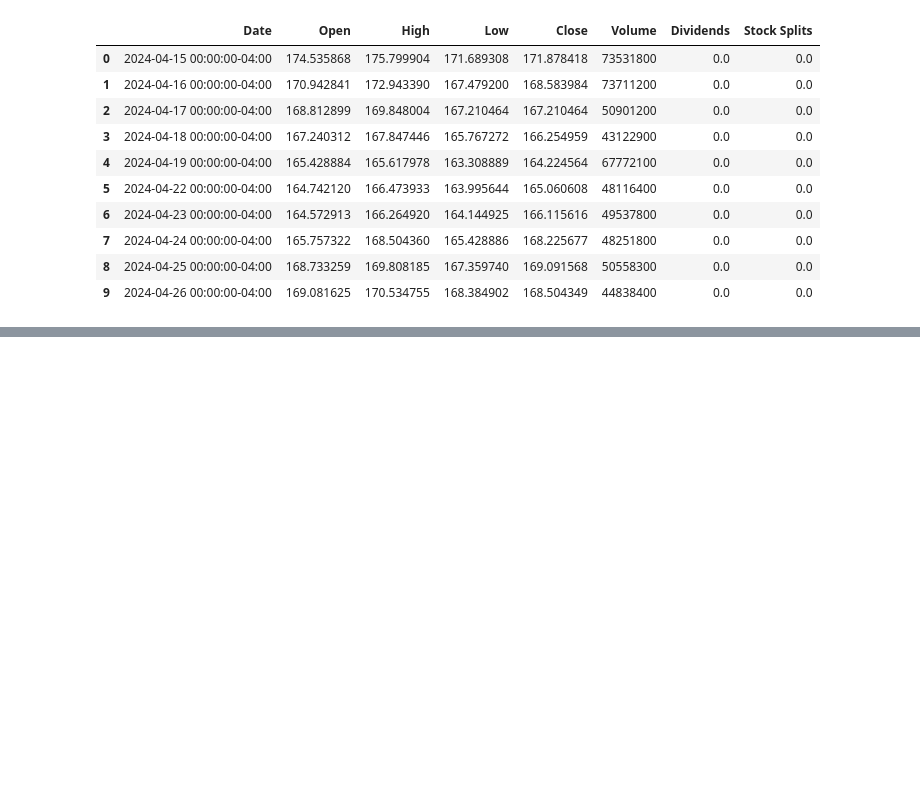
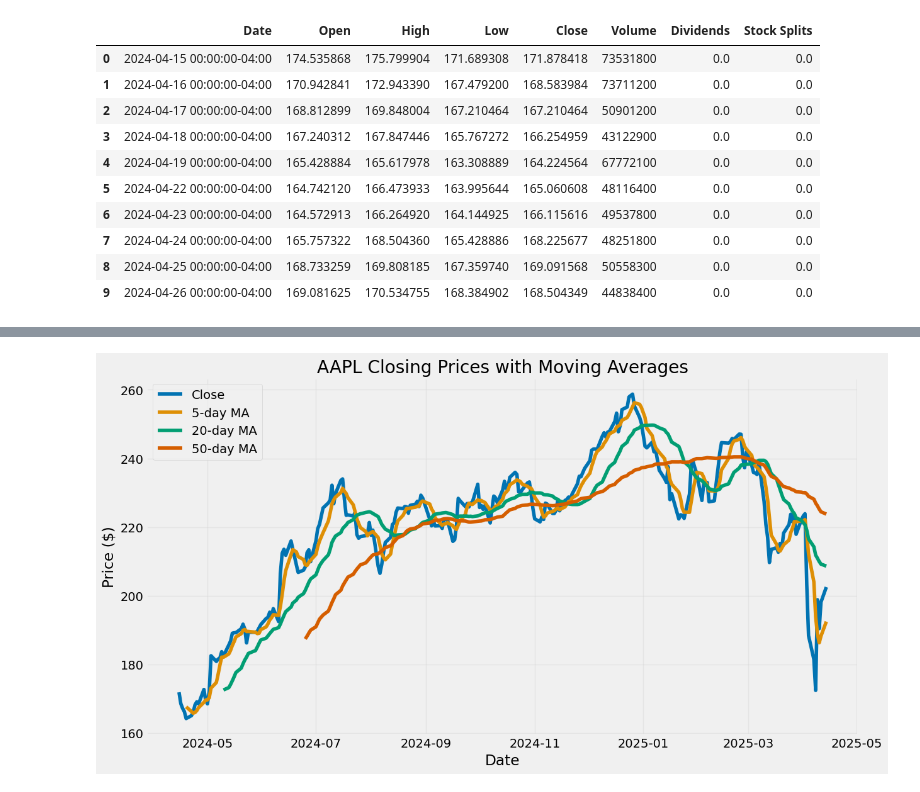
Before and after one commit to julianDalban/financial-dashboard, a Jupyter notebook: notebooks/first_test.ipynb, the cells around one changed output, grey strips where cells are left out. Cells and saved outputs as stored; diff of their text form; code cells hidden in the pictures; blank space fills up the shorter version.

```diff
--- a/notebooks/first_test.ipynb
+++ b/notebooks/first_test.ipynb
@@ -160,0 +172,14 @@ Data with metrics head:
+# %%
+plt.figure(figsize=(13, 7))
+plt.plot(metrics_data.index, metrics_data['Close'], label='Close')
+plt.plot(metrics_data.index, metrics_data['5d_MA'], label='5-day MA')
+plt.plot(metrics_data.index, metrics_data['20d_MA'], label='20-day MA')
+plt.plot(metrics_data.index, metrics_data['50d_MA'], label='50-day MA')
+plt.title(f'{ticker} Closing Prices with Moving Averages')
+plt.xlabel('Date')
+plt.ylabel('Price ($)')
+plt.legend()
+plt.grid(True, alpha=0.3)
+plt.show()
+# %% [output]
+[figure, added]
```
Also changed, not shown: parts of 3 cells of this notebook.
